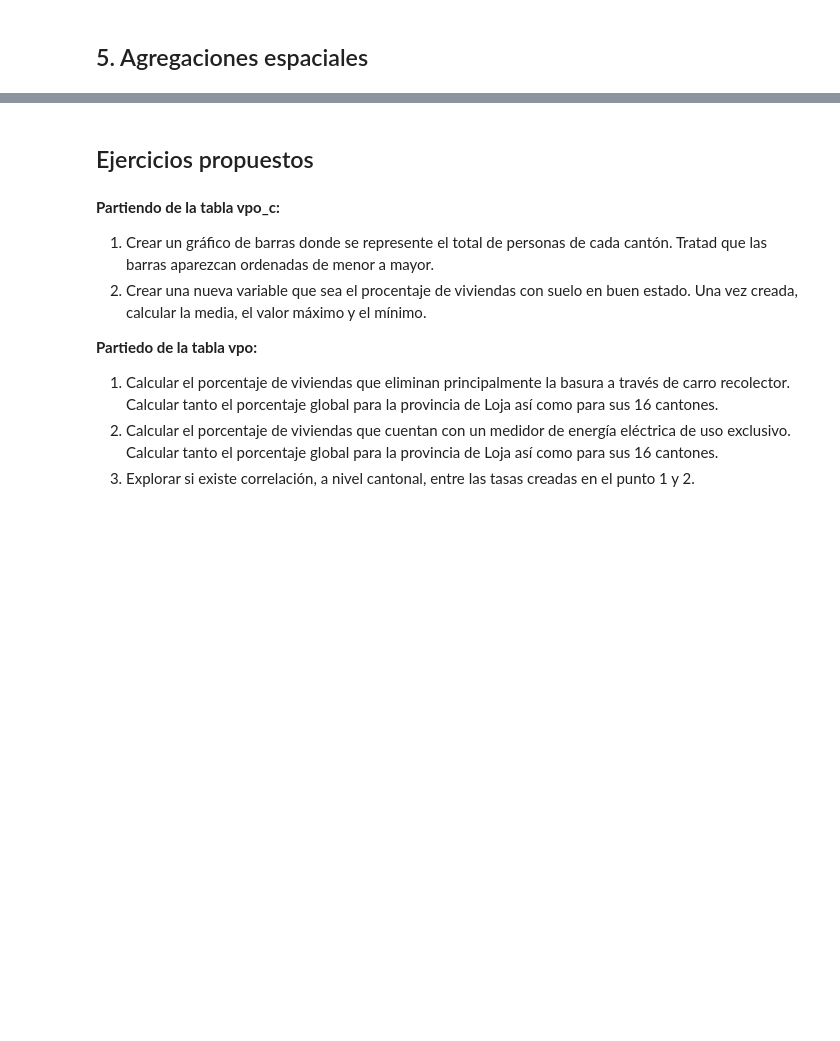
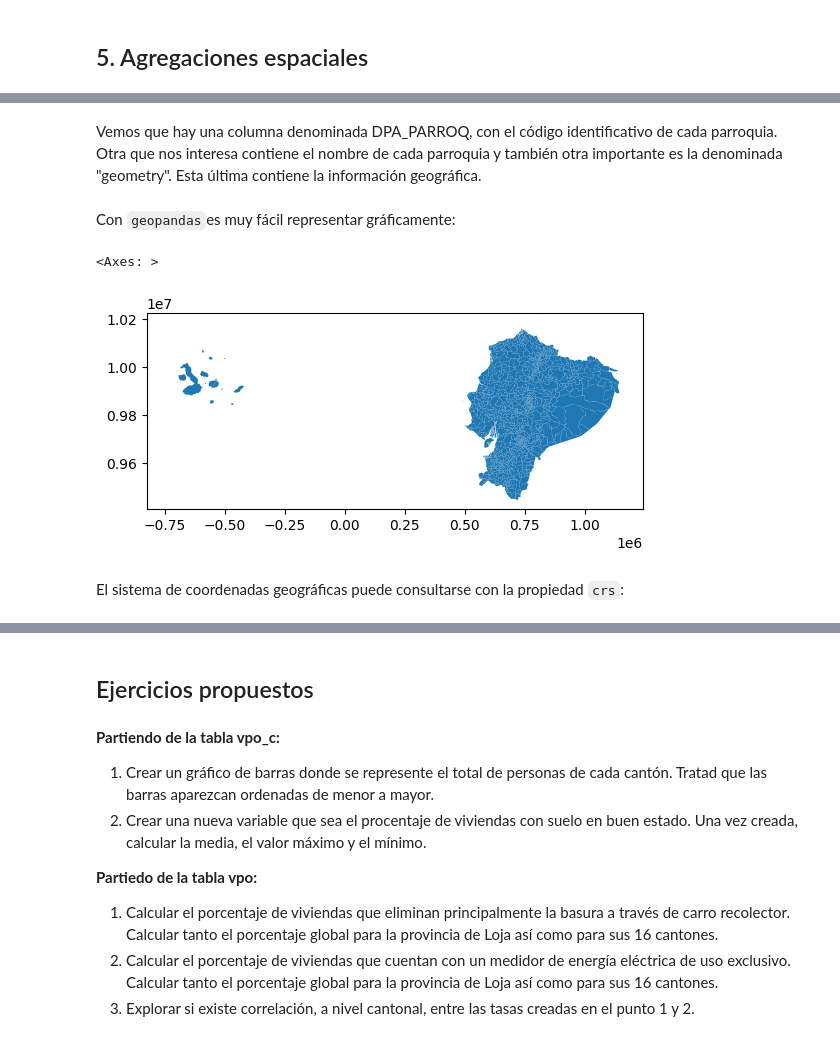
Before and after one commit to otoperalias/teaching, a Jupyter notebook: UTE_TallerAnalisisCuanti_2024.ipynb, the cells around one changed output, grey strips where cells are left out. Saved outputs shown, nothing was run; the diff lists cells and outputs as text; code cells hidden in the pictures; blank space fills up the shorter version.

````diff
--- a/UTE_TallerAnalisisCuanti_2024.ipynb
+++ b/UTE_TallerAnalisisCuanti_2024.ipynb
@@ -465,0 +370,2 @@ vpo_c[variables_de_interes].corr()
+# %%
+parroquias=gpd.read_file("nxparroquias.shp")
@@ -465,0 +390,11 @@ vpo_c[variables_de_interes].corr()
+# %% [markdown]
+Vemos que hay una columna denominada DPA_PARROQ, con el código identificativo de cada parroquia. Otra que nos interesa contiene el nombre de cada parroquia y también otra importante es la denominada "geometry". Esta última contiene la información geográfica.
+# %% [markdown]
+Con ```geopandas```es muy fácil representar gráficamente:
+# %%
+parroquias.plot()
+# %% [output]
+<Axes: >
+[figure, added]
+# %% [markdown]
+El sistema de coordenadas geográficas puede consultarse con la propiedad ```crs```:
````
Also changed, not shown: parts of 89 cells of this notebook.
